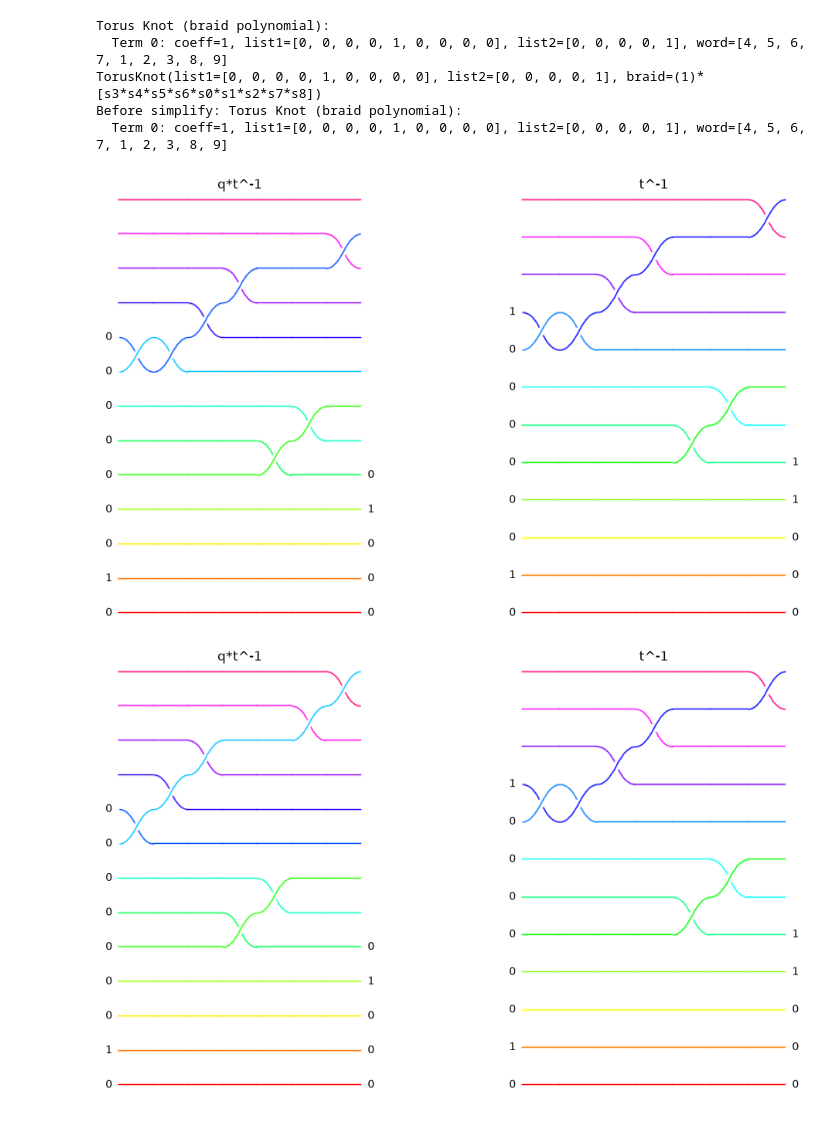
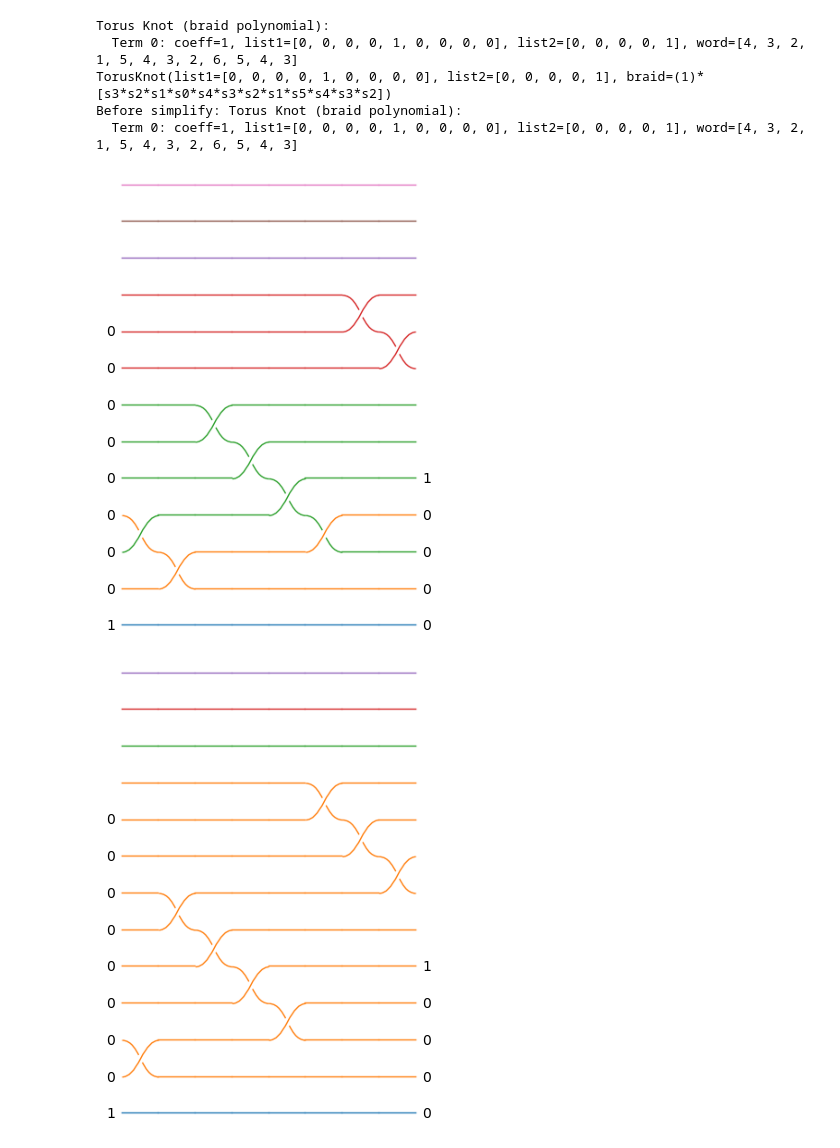
Before and after one commit to mmazin82/knots, a Jupyter notebook: combine.ipynb, the cells around one changed output. Cells and saved outputs as stored; diff of their text form; code cells hidden in the pictures.

Commit message:
fixed knot torus creation (window)

```diff
--- a/combine.ipynb
+++ b/combine.ipynb
@@ -1262,7 +1288,7 @@ List1: [0, 0, 0, 0, 1, 0, 0, 0, 0]
 List2: [0, 0, 0, 0, 1]
 # %%
 #SIMPLIFYING THE TORUS KNOT USING THE SIMPLIFICATION RULES
-tk = TorusKnot(l1, l2, b_word) #create a TorusKnot object with the two 0/1 sequences and the braid word
+tk = TorusKnot(l1, l2, b_word, window=True) #b_word is window notation (a permutation); window=True converts it to a braid word
 print(tk) #print the TorusKnot object
 print(repr(tk)) #repr(tk) gives a more detailed representation of the TorusKnot object
 
@@ -1276,50 +1302,42 @@ import math
 #fig, axes = plt.subplots(nrows, ncols, figsize=(6 * ncols, 6 * nrows), squeeze=False)
 #axes = axes.flatten()
 
 
 print("Before simplify:", tk)
 #tk.plot_braid()
 
 tk.simplify_1_on_top()
 #tk.plot_braid()
 
-tk.simplify_0s_vertical()
+tk.simplify_1_on_top()
 #tk.plot_braid()
 
-tk.simplify_0s_vertical()
-#tk.plot_braid()
-
-tk.simplify_0s_vertical()
-#tk.plot_braid()
-
-tk.simplify_0s_vertical()
-#tk.plot_braid()
-
-tk.simplify_0s_vertical()
+tk.simplify_1_on_top()
 #tk.plot_braid()
 
 tk.simplify_1_on_top()
 #tk.plot_braid()
 
 tk.simplify_0s_vertical()
 #tk.plot_braid()
 
-tk.simplify_0s_first()
+tk.simplify_0s_vertical()
 tk.plot_braid()
 
 tk.simplify_0s_vertical()
 tk.plot_braid()
 
 tk.simplify_0s_vertical()
+tk.simplify_0s_vertical()
+tk.simplify_0s_vertical()
+tk.simplify_0s_vertical()
+tk.simplify_0s_vertical()
 tk.plot_braid()
-
-tk.simplify_0s_first()
-tk.plot_braid()
 # %% [output]
 Torus Knot (braid polynomial):
-  Term 0: coeff=1, list1=[0, 0, 0, 0, 1, 0, 0, 0, 0], list2=[0, 0, 0, 0, 1], word=[4, 5, 6, 7, 1, 2, 3, 8, 9]
-TorusKnot(list1=[0, 0, 0, 0, 1, 0, 0, 0, 0], list2=[0, 0, 0, 0, 1], braid=(1)*[s3*s4*s5*s6*s0*s1*s2*s7*s8])
+  Term 0: coeff=1, list1=[0, 0, 0, 0, 1, 0, 0, 0, 0], list2=[0, 0, 0, 0, 1], word=[4, 3, 2, 1, 5, 4, 3, 2, 6, 5, 4, 3]
+TorusKnot(list1=[0, 0, 0, 0, 1, 0, 0, 0, 0], list2=[0, 0, 0, 0, 1], braid=(1)*[s3*s2*s1*s0*s4*s3*s2*s1*s5*s4*s3*s2])
 Before simplify: Torus Knot (braid polynomial):
-  Term 0: coeff=1, list1=[0, 0, 0, 0, 1, 0, 0, 0, 0], list2=[0, 0, 0, 0, 1], word=[4, 5, 6, 7, 1, 2, 3, 8, 9]
+  Term 0: coeff=1, list1=[0, 0, 0, 0, 1, 0, 0, 0, 0], list2=[0, 0, 0, 0, 1], word=[4, 3, 2, 1, 5, 4, 3, 2, 6, 5, 4, 3]
-[figure, old version]
+[figure, new version]
-[figure, old version]
+[figure, new version]
```
Also changed, not shown: parts of 4 cells of this notebook.
